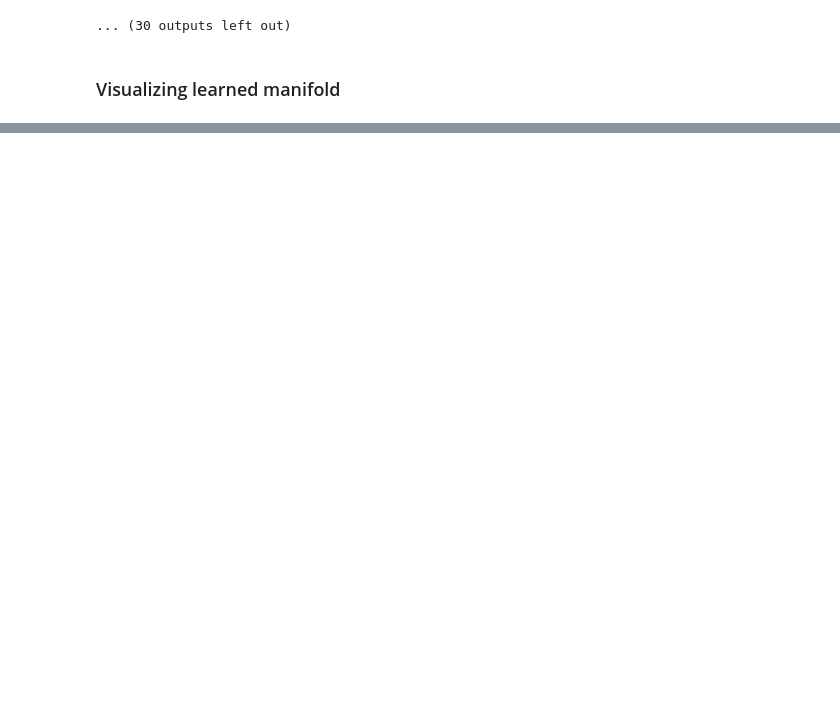
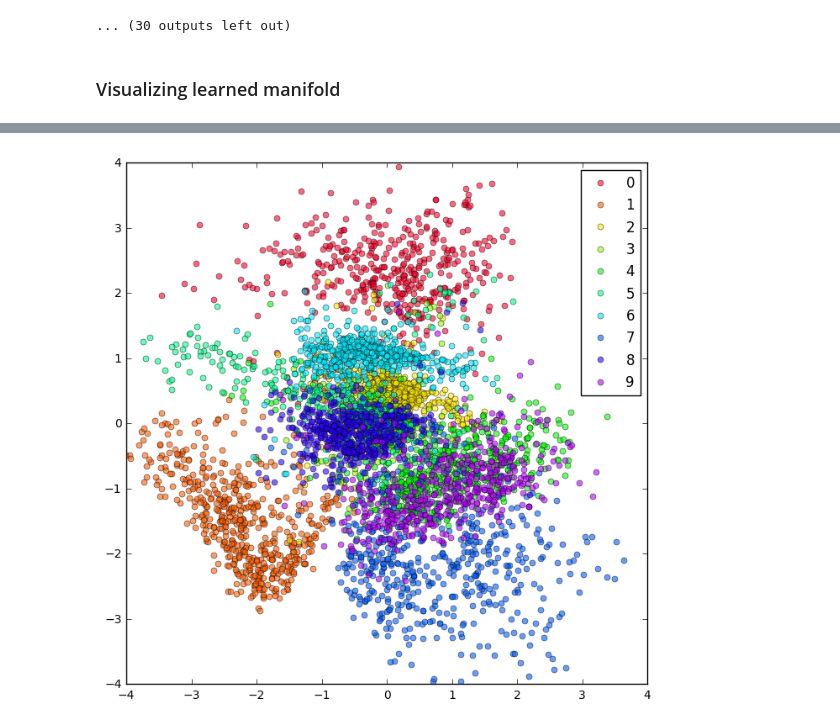
Before and after one commit to danakianfar/machine_learning_2_labs, a Jupyter notebook: lab3/Lab3.ipynb, the cells around one changed output, grey strips where cells are left out. Saved outputs shown, nothing was run; the diff lists cells and outputs as text; code cells hidden in the pictures; blank space fills up the shorter version.

Commit message:
latente space viz

```diff
--- a/lab3/Lab3.ipynb
+++ b/lab3/Lab3.ipynb
@@ -543,0 +548,30 @@ plt.imshow(decoded_imgs)
+# %%
+# get image code for (roughly) all images
+df = pd.DataFrame()
+for i in range(5000//mb_size):
+    X = mnist_images[i*mb_size:(i+1)*mb_size,:]
+    labels = mnist_labels[i*mb_size:(i+1)*mb_size]
+    X = Variable(torch.from_numpy(X))
+
+    ## get latent 2-dim code for images
+    z_mu, z_var = Q(X)
+    z = sample_z(z_mu, z_var).data.numpy()
+    df = df.append(pd.DataFrame(np.array((z[:,0], z[:,1], labels)).T, columns=['z1','z2','labels']))
+
+df['labels'] = df['labels'].astype(int)
+groups = df.groupby('labels')
+
+NUM_COLORS = 10
+fig, ax = plt.subplots(figsize=(8,8))
+cm = plt.get_cmap('gist_rainbow')
+ax.set_color_cycle([cm(1.*i/NUM_COLORS) for i in range(NUM_COLORS)])
+
+# ax.margins(0.05) # Optional, just adds 5% padding to the autoscaling
+for name, group in groups:
+    ax.plot(group.z2, group.z1, marker='o', linestyle='', ms=5, label=name, alpha=0.6)
+ax.legend(numpoints=1)
+plt.xlim([-4,4])
+plt.ylim([-4,4])
+plt.show()
+# %% [output]
+[figure, added]
```
Also changed, not shown: parts of 11 cells of this notebook.
